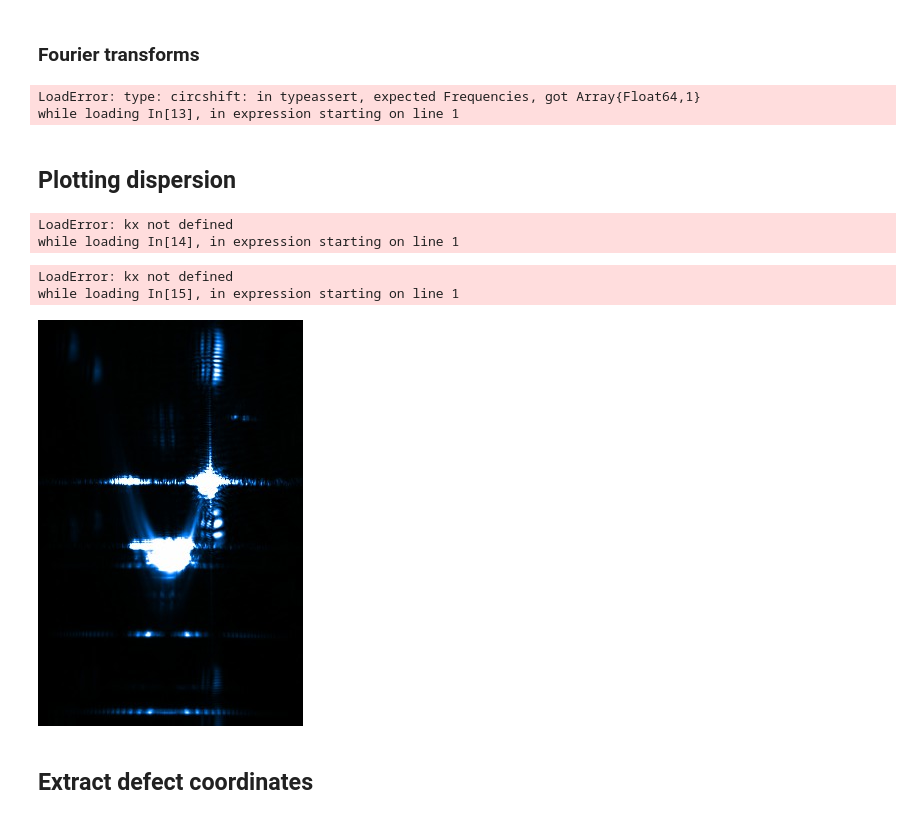
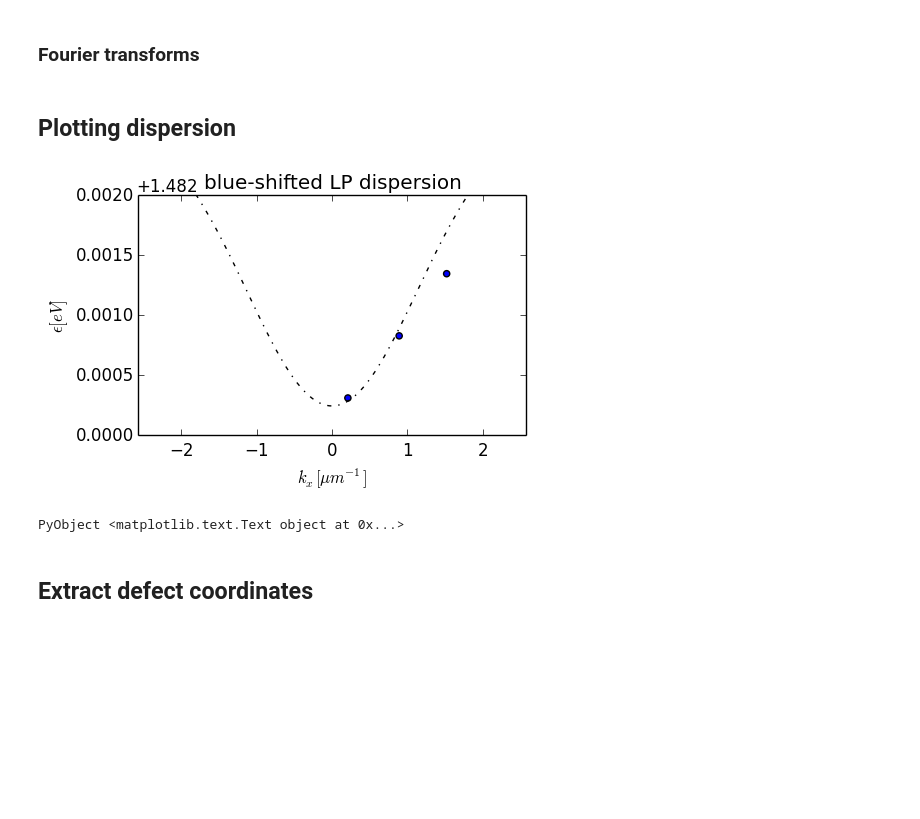
Before and after one commit to berceanu/notebooks, a Jupyter notebook: julia/april/fitting.ipynb, the cells around one changed output. Drawn from its saved outputs; the diff is of its cells as text; code cells hidden in the pictures; blank space fills up the shorter version.

```diff
--- a/julia/april/fitting.ipynb
+++ b/julia/april/fitting.ipynb
@@ -139,36 +125,36 @@ y = -sidey:Δy:sidey;
 # %% [markdown]
 Horizontal axis length, in $\mu m$.
 # %%
-nx = 1024
+NX = 1024
 Δx = 0.16
-sidex = (nx-1)*Δx/2
+sidex = (NX-1)*Δx/2
 x = -sidex:Δx:sidex;
 # %% [markdown]
 ### Fourier transforms
 # %%
-ky = 2pi*fftshift(fftfreq(ny, 1/Δy))
-kx = 2pi*fftshift(fftfreq(nx, 1/Δx));
+ky = 2pi*fftshift(Various.fftfreq(NY, Δy))
+kx = 2pi*fftshift(Various.fftfreq(NX, Δx));
-# %% [output]
-LoadError: type: circshift: in typeassert, expected Frequencies, got Array{Float64,1}
-while loading In[13], in expression starting on line 1
 # %% [markdown]
 ## Plotting dispersion
 # %%
-lp = Float64[enLP(k, 0.) for k in kx] .+ bshift;
+blp = Float64[enLP(k, 0.) for k in kx] .+ bshift;
-# %% [output]
-LoadError: kx not defined
-while loading In[14], in expression starting on line 1
-# %%
-plot(0, kx[446:580], lp[446:580], "plotstyle", "dots", momentumspi, energyspi, "plotstyle", "points",
-"yrange", "[1.482:1.484]", "ylabel", "ε[eV]", "xlabel", "kx[1/μm]",
-"title", "dispersion")
-# %% [output]
-LoadError: kx not defined
-while loading In[15], in expression starting on line 1
+# %%
+fig, ax = plt.subplots(figsize=(5, 3))
+
+ax[:plot](kx[446:580], blp[446:580], "k-.")
+
+ax[:scatter](momentumspi, energyspi)
+
+ax[:set_title]("blue-shifted LP dispersion")
+ax[:set_xlim](kx[446], kx[580])
+ax[:set_ylim](1.482,1.484)
+ax[:set_xlabel](L"$k_x[\mu m^{-1}]$")
+ax[:set_ylabel](L"$\epsilon[eV]$")
+# %% [output]
+[figure, added]
+PyObject <matplotlib.text.Text object at 0x...>
 # %%
-spectrum = Images.imread("spectrum.png")
+#spectrum = Images.imread("spectrum.png")
-# %% [output]
-[figure, removed]
 # %% [markdown]
 ## Extract defect coordinates
 # %%
```
Also changed, not shown: parts of 40 cells of this notebook, 4 other files.
